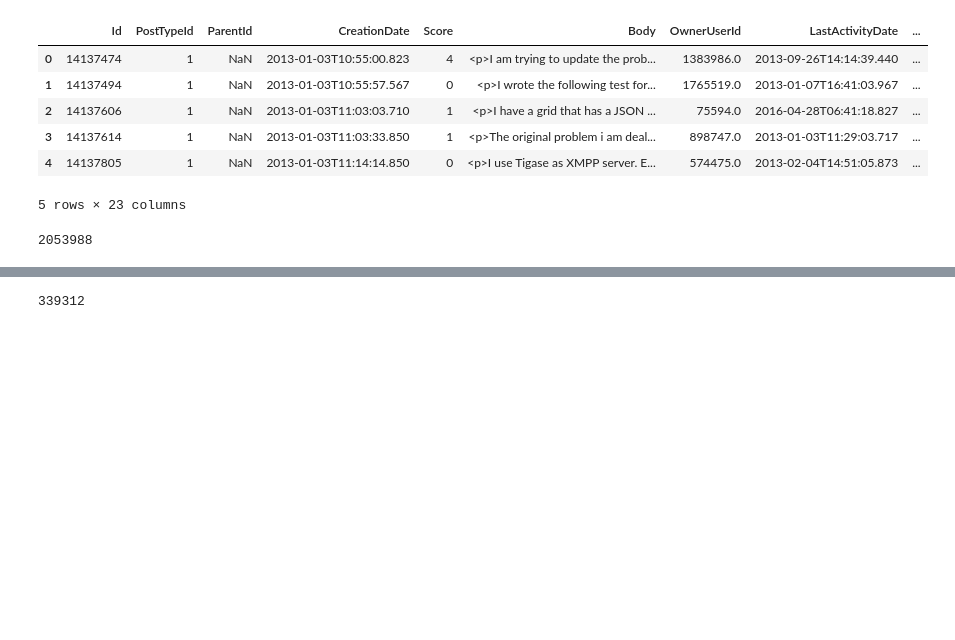
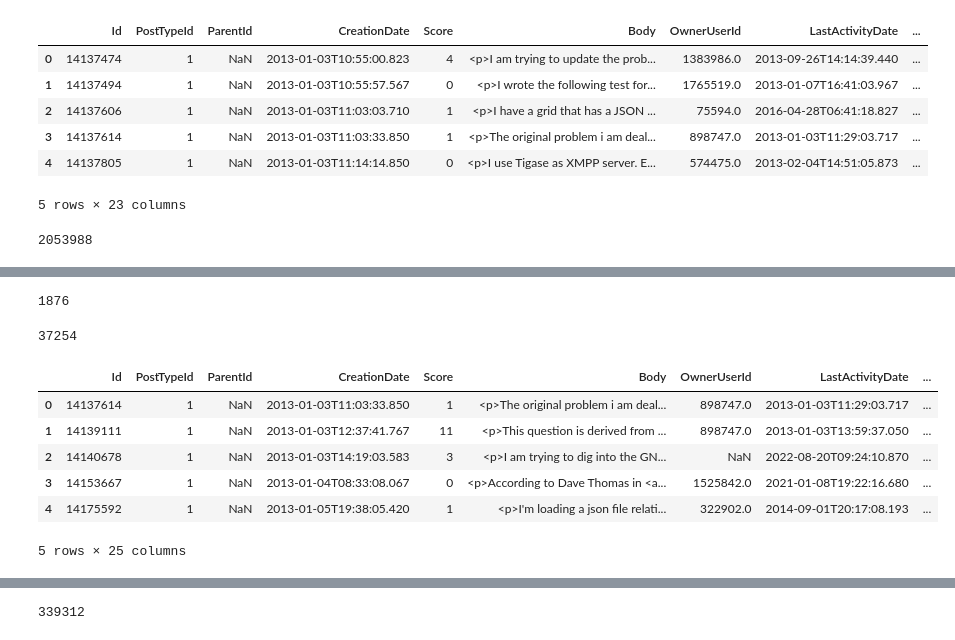
Before and after one commit to NoleWang/Respondent_Recommendation, a Jupyter notebook: Data/tools/LinkedQuestion.ipynb, the cells around one changed output, grey strips where cells are left out. Drawn from its saved outputs; the diff is of its cells as text; code cells hidden in the pictures; blank space fills up the shorter version.

```diff
--- a/Data/tools/LinkedQuestion.ipynb
+++ b/Data/tools/LinkedQuestion.ipynb
@@ -74,0 +138,29 @@ df_st["hasRelatedPost"] = hasRelatedPost
+# %%
+cluster_included = list(df_cluster.groupby(["cluster"])["Id"].count().index.values)
+count_list = list(df_cluster.groupby(["cluster"])["Id"].count().values)
+# %%
+cluster_filtered = []
+for cluster, count in zip(cluster_included,count_list):
+    if count > 9:
+        cluster_filtered.append(cluster)
+# %%
+len(cluster_filtered)
+# %% [output]
+1876
+# %%
+df_final = df_cluster[df_cluster["cluster"].isin(cluster_filtered)]
+# %%
+len(df_final)
+# %% [output]
+37254
+# %%
+df_final.reset_index(drop=True, inplace=True)
+df_final.head()
+# %% [output]
+|  | Id | PostTypeId | ParentId | CreationDate | Score | Body | OwnerUserId | LastActivityDate | ... |
+| 0 | 14137614 | 1 | NaN | 2013-01-03T11:03:33.850 | 1 | <p>The original problem i am deal... | 898747.0 | 2013-01-03T11:29:03.717 | ... |
+| 1 | 14139111 | 1 | NaN | 2013-01-03T12:37:41.767 | 11 | <p>This question is derived from ... | 898747.0 | 2013-01-03T13:59:37.050 | ... |
+| 2 | 14140678 | 1 | NaN | 2013-01-03T14:19:03.583 | 3 | <p>I am trying to dig into the GN... | NaN | 2022-08-20T09:24:10.870 | ... |
+| 3 | 14153667 | 1 | NaN | 2013-01-04T08:33:08.067 | 0 | <p>According to Dave Thomas in <a... | 1525842.0 | 2021-01-08T19:22:16.680 | ... |
+| 4 | 14175592 | 1 | NaN | 2013-01-05T19:38:05.420 | 1 | <p>I'm loading a json file relati... | 322902.0 | 2014-09-01T20:17:08.193 | ... |
+5 rows × 25 columns
```
Also changed, not shown: parts of 21 cells of this notebook, 2 other files.
